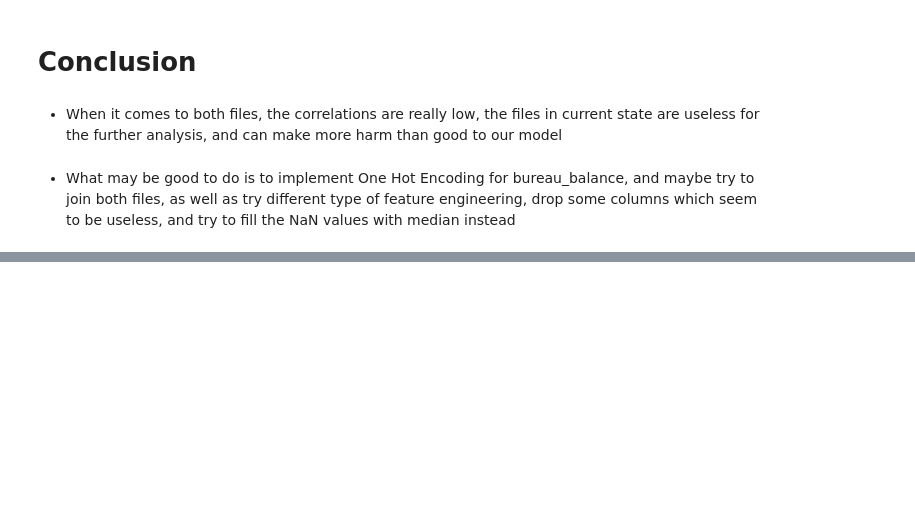
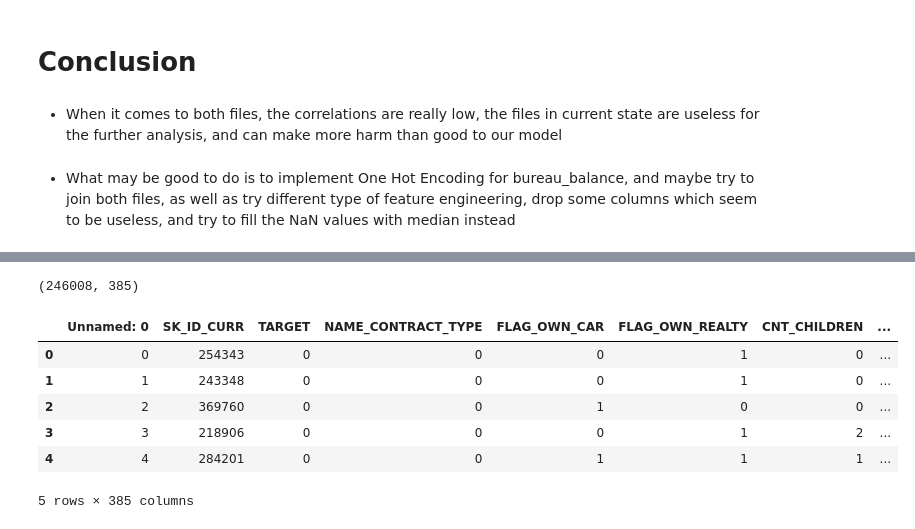
Before and after one commit to IML-Project/Home_Credit_Default_Risk_Project, a Jupyter notebook: bureaus_analysis.ipynb, the cells around one changed output, grey strips where cells are left out. Cells and saved outputs as stored; diff of their text form; code cells hidden in the pictures; blank space fills up the shorter version.

```diff
--- a/bureaus_analysis.ipynb
+++ b/bureaus_analysis.ipynb
@@ -258,7 +268,7 @@ print(duplicates.sum())
 # %% [markdown]
 * Now, let's look at the possible correlations between these two files and the application_train.csv
 # %%
-app = pd.read_csv('./application_train.csv')
+app = pd.read_csv('../data/application_train.csv')
 # %%
 app.shape
 # %% [output]
@@ -380,3 +394,10 @@ Name: TARGET, dtype: float64
 * When it comes to both files, the correlations are really low, the files in current state are useless for the further analysis, and can make more harm than good to our model
 # %% [markdown]
 * What may be good to do is to implement One Hot Encoding for bureau_balance, and maybe try to join both files, as well as try different type of feature engineering, drop some columns which seem to be useless, and try to fill the NaN values with median instead
+# %%
+from Functions.FeatureEngineering import *
+
+bureau_numeric = group_numeric_values(bureau, 'bureau')
+bureau_object = group_object_values(bureau, 'bureau')
+bureau_balance_numeric = group_numeric_values(bureau_balance, 'bureau_balance', 'SK_ID_BUREAU')
+bureau_balance_object = group_object_values(bureau_balance, 'bureau_balance', 'SK_ID_BUREAU')
@@ -382,0 +447,2 @@ Name: TARGET, dtype: float64
+# %%
+bureau_curr = bureau_numeric.merge(bureau_object, on = 'SK_ID_CURR', how = 'left')
@@ -382,0 +464,18 @@ Name: TARGET, dtype: float64
+# %%
+test = pd.read_csv('./train.csv')
+
+test = test.merge(bureau_curr, on = 'SK_ID_CURR', how = 'left')
+# %%
+test.shape
+# %% [output]
+(246008, 385)
+# %%
+test.head(5)
+# %% [output]
+|  | Unnamed: 0 | SK_ID_CURR | TARGET | NAME_CONTRACT_TYPE | FLAG_OWN_CAR | FLAG_OWN_REALTY | CNT_CHILDREN | ... |
+| 0 | 0 | 254343 | 0 | 0 | 0 | 1 | 0 | ... |
+| 1 | 1 | 243348 | 0 | 0 | 0 | 1 | 0 | ... |
+| 2 | 2 | 369760 | 0 | 0 | 1 | 0 | 0 | ... |
+| 3 | 3 | 218906 | 0 | 0 | 0 | 1 | 2 | ... |
+| 4 | 4 | 284201 | 0 | 0 | 1 | 1 | 1 | ... |
+5 rows × 385 columns
```
Also changed, not shown: parts of 19 cells of this notebook, 8 other files.
